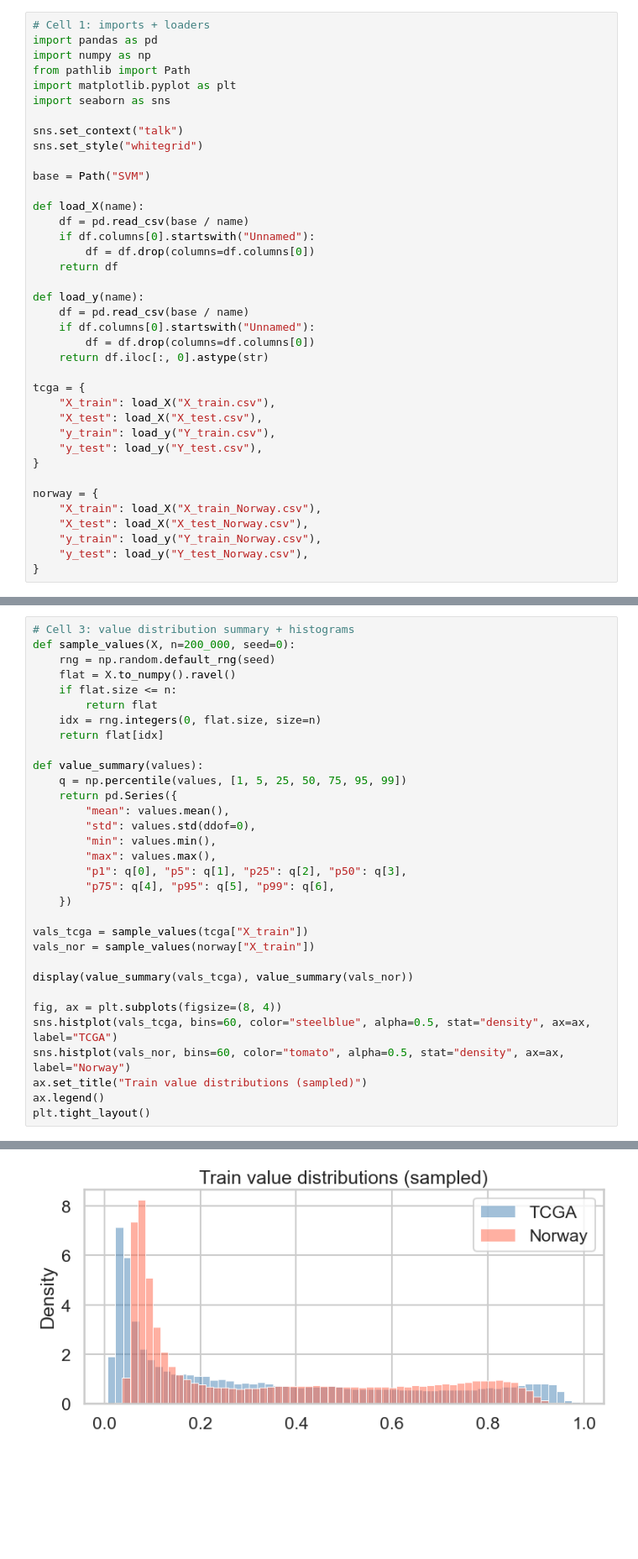
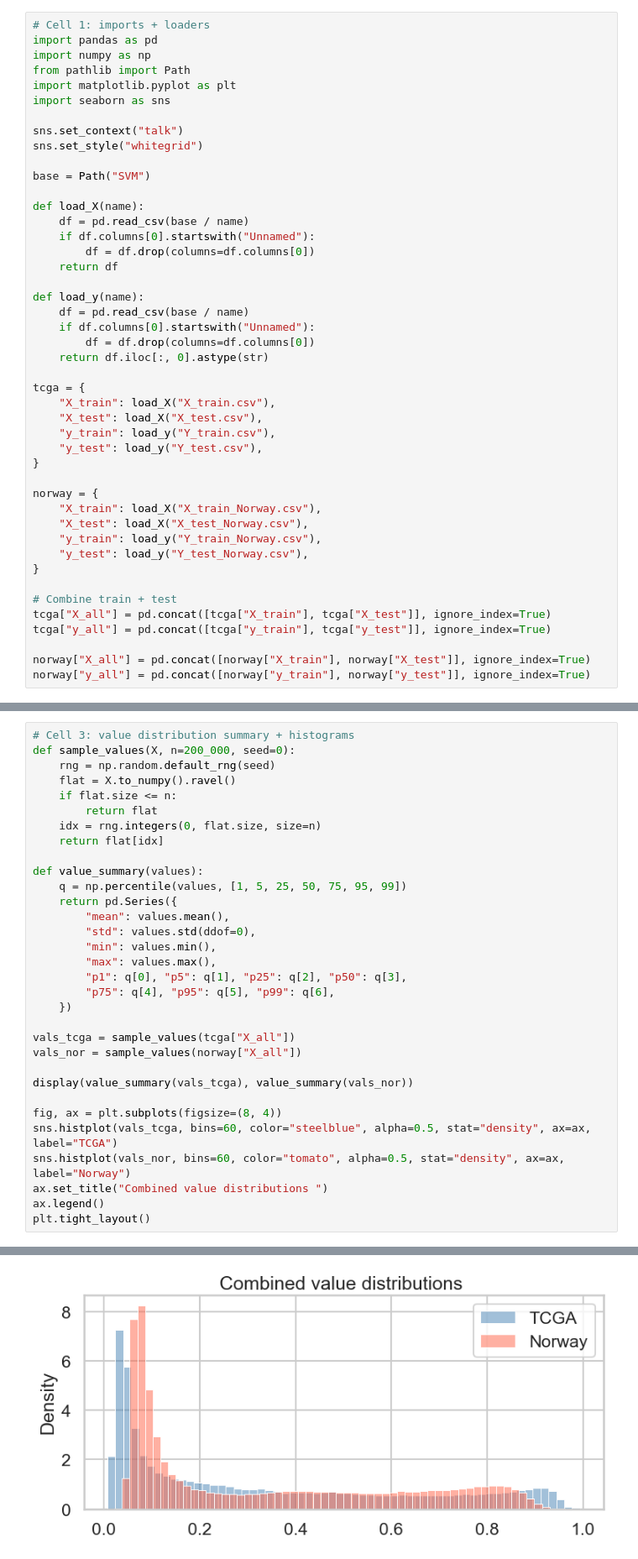
Before and after one commit to Alvinator24/BioinfoThesis, a Jupyter notebook: exploredata.ipynb, the cells around one changed output, grey strips where cells are left out. Shown at 84% size. Drawn from its saved outputs; the diff is of its cells as text; blank space fills up the shorter version.

```diff
--- a/exploredata.ipynb
+++ b/exploredata.ipynb
@@ -36,3 +36,10 @@ norway = {
     "y_train": load_y("Y_train_Norway.csv"),
     "y_test": load_y("Y_test_Norway.csv"),
 }
+
+# Combine train + test
+tcga["X_all"] = pd.concat([tcga["X_train"], tcga["X_test"]], ignore_index=True)
+tcga["y_all"] = pd.concat([tcga["y_train"], tcga["y_test"]], ignore_index=True)
+
+norway["X_all"] = pd.concat([norway["X_train"], norway["X_test"]], ignore_index=True)
+norway["y_all"] = pd.concat([norway["y_train"], norway["y_test"]], ignore_index=True)
@@ -113,15 +116,15 @@ def value_summary(values):
         "p75": q[4], "p95": q[5], "p99": q[6],
     })
 
-vals_tcga = sample_values(tcga["X_train"])
-vals_nor = sample_values(norway["X_train"])
+vals_tcga = sample_values(tcga["X_all"])
+vals_nor = sample_values(norway["X_all"])
 
 display(value_summary(vals_tcga), value_summary(vals_nor))
 
 fig, ax = plt.subplots(figsize=(8, 4))
 sns.histplot(vals_tcga, bins=60, color="steelblue", alpha=0.5, stat="density", ax=ax, label="TCGA")
 sns.histplot(vals_nor, bins=60, color="tomato", alpha=0.5, stat="density", ax=ax, label="Norway")
-ax.set_title("Train value distributions (sampled)")
+ax.set_title("Combined value distributions ")
 ax.legend()
 plt.tight_layout()
 # %% [output]
@@ -151,5 +154,5 @@ p99     0.887024
 dtype: float64
-[figure, old version]
+[figure, new version]
 # %%
 # Cell 4: per-feature mean/std distributions
 def feature_stats(X):
```
Also changed, not shown: parts of 9 cells of this notebook.
